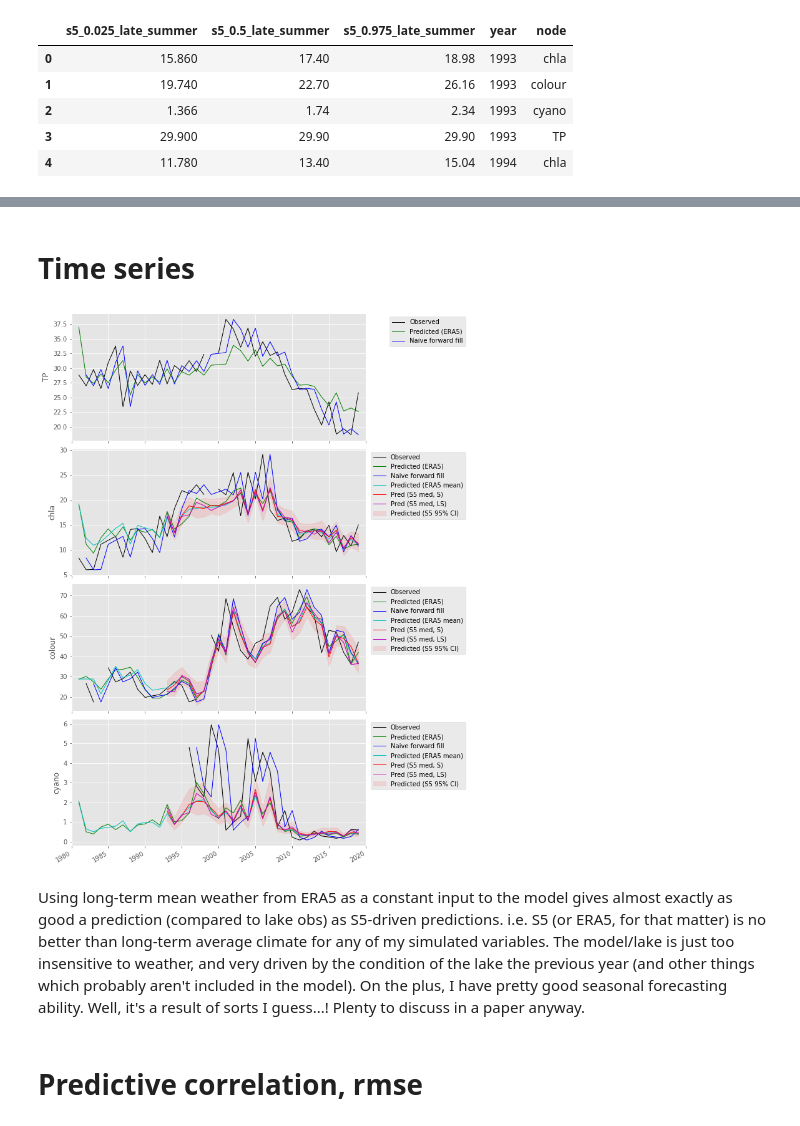
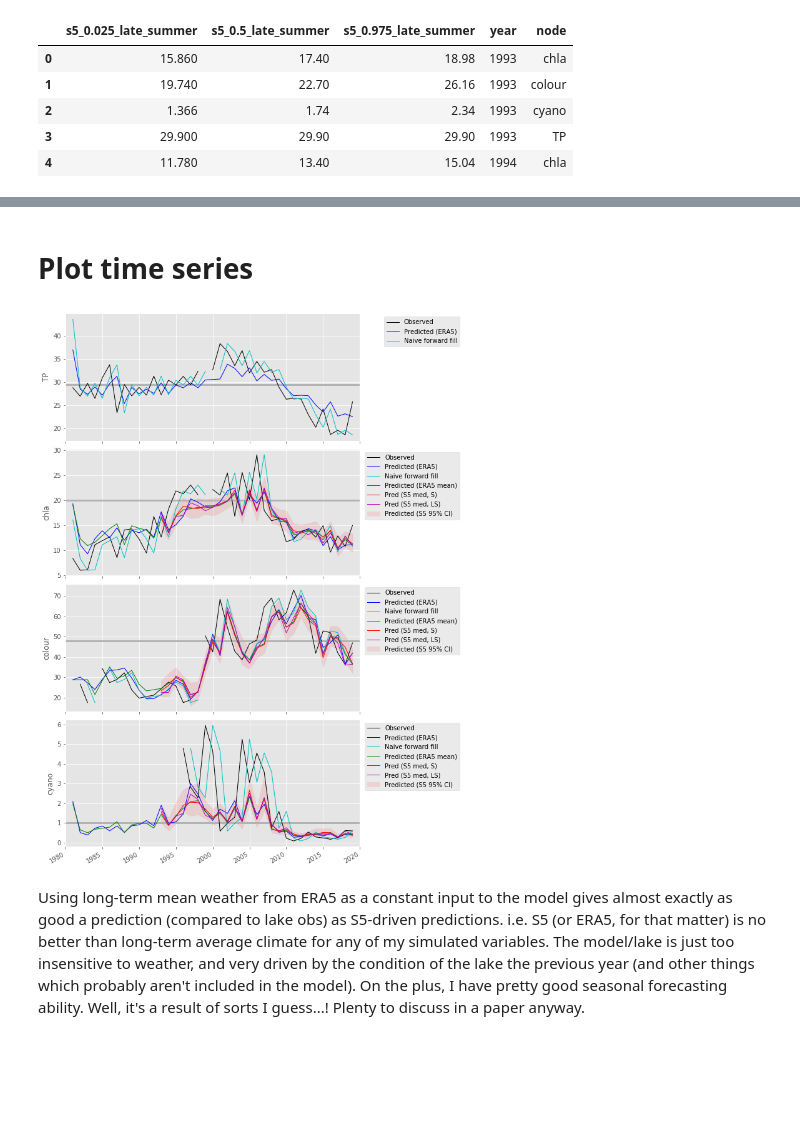
Before and after one commit to icra/WATExR, a Jupyter notebook: Norway_Morsa/BayesianNetwork/Notebooks/08_Hindcast_stats_and_plots.ipynb, the cells around one changed output, grey strips where cells are left out. Saved outputs shown, nothing was run; the diff lists cells and outputs as text; code cells hidden in the pictures; blank space fills up the shorter version.

Commit message:
Goodness-of-fit stats on continuous and categorised predictions. Model comparison nearly complete. Updated cross validation code (more functions)

```diff
--- a/Norway_Morsa/BayesianNetwork/Notebooks/08_Hindcast_stats_and_plots.ipynb
+++ b/Norway_Morsa/BayesianNetwork/Notebooks/08_Hindcast_stats_and_plots.ipynb
@@ -140,16 +257,21 @@ sim_naive.head()
+# %%
+def merge_model_predictions(df_list):
+    df = df_list[0].copy().set_index(['year','node'])
+    for i, new_df in enumerate(df_list):
+        new_df = new_df.set_index(['year','node'])
+        if i>=1:
+            df = df.join(new_df)
+    df = df.reset_index()
+    return df
 # %%
-# Merge time series into a single df with cols obs and the different kind of simulations
+# Make a dataframe of continuous data (expected values)
+
 df_li = [obs, sim_era5_e, sim_era5_av_e, sim_naive, s5_quant_dict['summer'], s5_quant_dict['late_summer']]
-df = obs.copy().set_index(['year','node'])
-for i, new_df in enumerate(df_li):
-    new_df = new_df.set_index(['year','node'])
-    if i>=1:
-        df = df.join(new_df)
 
+df_cont = merge_model_predictions(df_li)
 for season in season_li:
-    df = df.drop(['s5_0.025_%s' %season,'s5_0.975_%s' %season], axis=1)
+    df_cont = df_cont.drop(['s5_0.025_%s' %season,'s5_0.975_%s' %season], axis=1)
 
-df = df.reset_index()
-df.tail()
+df_cont.tail()
 # %% [output]
 |  | year | node | obs | sim_era5 | sim_era5_av | sim_naive | s5_0.5_summer | s5_0.5_late_summer |
@@ -161,5 +326,5 @@ df.tail()
 # %% [markdown]
-# Time series
+# Plot time series
 # %%
 # Setup plot
 fig, axes = plt.subplots(nrows=len(var_list),
@@ -176,52 +341,53 @@ label_dict = {'obs':'Observed',
              's5_0.5_late_summer': 'Pred (S5 med, LS)'}
 
 colour_dict = {'obs':'k',
-             'sim_era5':'g',
-             'sim_naive':'b',
-             'sim_era5_av':'c',
+             'sim_era5':'b',
+             'sim_naive':'c',
+             'sim_era5_av':'g',
              's5_0.5_summer': 'r',
              's5_0.5_late_summer': 'm'}
 
 # Loop over vars
 for idx, var in enumerate(var_list):
 
+    # Add WFD boundaries
+    axes[idx].axhline(y=boundaries_dict[var], color='0.7', lw=3)
+
     # Plot observations and predictions
     for col in label_dict.keys():
         if var == 'TP' and col not in ['obs','sim_era5','sim_naive']:
             pass
         else:
-            var_series = df.loc[df['node'] == var, [col,'year']]
+            var_series = df_cont.loc[df_cont['node'] == var, [col,'year']]
             var_series = var_series.set_index('year')
 
             axes[idx].plot(var_series.index,
                            var_series.values,
                            color=colour_dict[col],
                            lw=1,
                            label=label_dict[col]
                           )
     if var != 'TP':
         # Plot S5 95% CI. N.B. CI for summe and late summer are ~exactly the same, so only plot one
         s5_quantiles = s5_quant_dict['summer'].loc[s5_quant_dict['summer']['node'] == var]
         s5_quantiles = s5_quantiles.set_index('year')
         axes[idx].fill_between(s5_quantiles.index,
                                s5_quantiles['s5_0.025_summer'],
                                s5_quantiles['s5_0.975_summer'],
                                color='r',
                                alpha=0.1,
                                label='Predicted (S5 95% CI)',
                               )
 
     # Tidy
     axes[idx].set_ylabel(var)
     axes[idx].set_xlim(xmin=1980, xmax=2020)
     axes[idx].legend(bbox_to_anchor=(1.35, 1))
 
 plt.tight_layout()
 fig.autofmt_xdate()
 plt.savefig(os.path.join(out_folder,'timeseries_gof.png'), dpi=200)
 # %% [output]
-[figure, old version]
+[figure, new version]
 # %% [markdown]
 Using long-term mean weather from ERA5 as a constant input to the model gives almost exactly as good a prediction (compared to lake obs) as S5-driven predictions. i.e. S5 (or ERA5, for that matter) is no better than long-term average climate for any of my simulated variables. The model/lake is just too insensitive to weather, and very driven by the condition of the lake the previous year (and other things which probably aren't included in the model). On the plus, I have pretty good seasonal forecasting ability. Well, it's a result of sorts I guess...! Plenty to discuss in a paper anyway.
-# %% [markdown]
-# Predictive correlation, rmse
```
Also changed, not shown: parts of 39 cells of this notebook, 54 other files.
